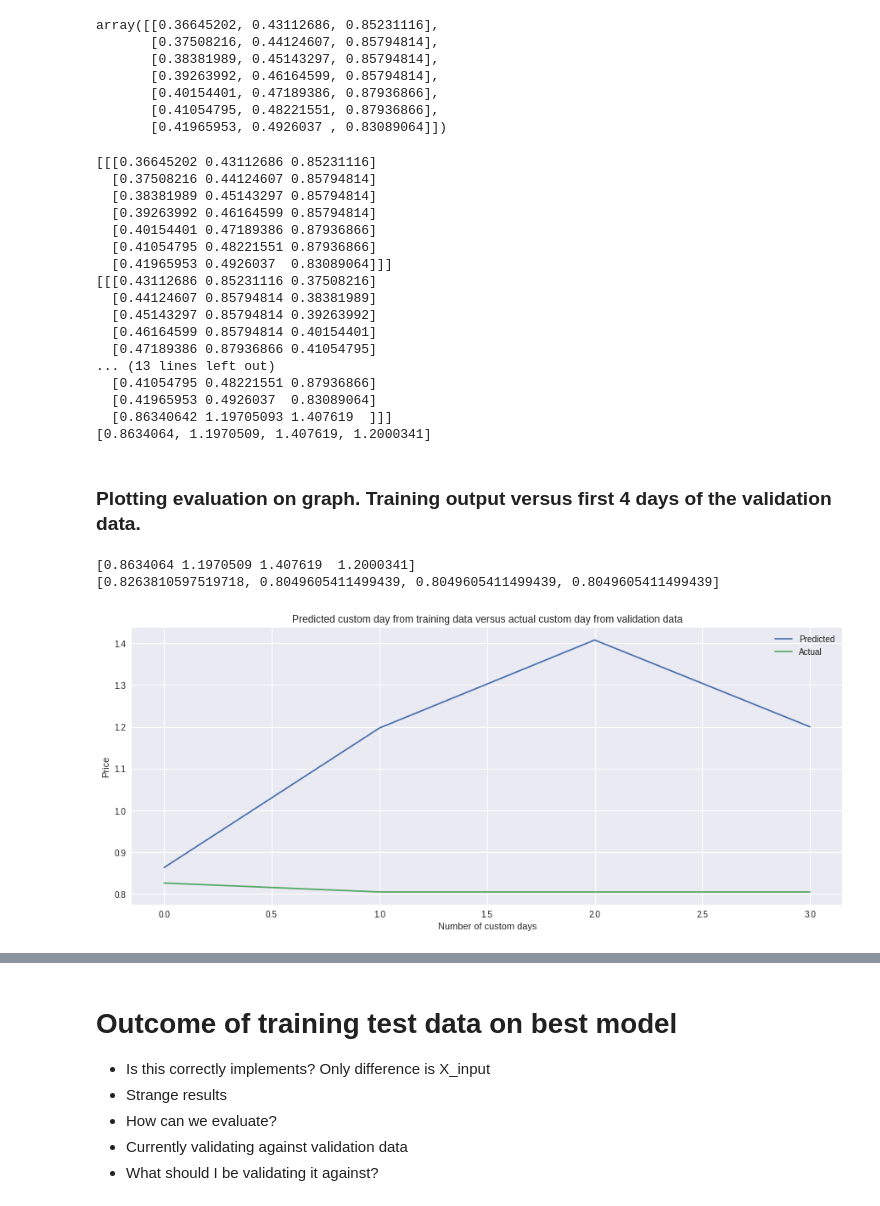
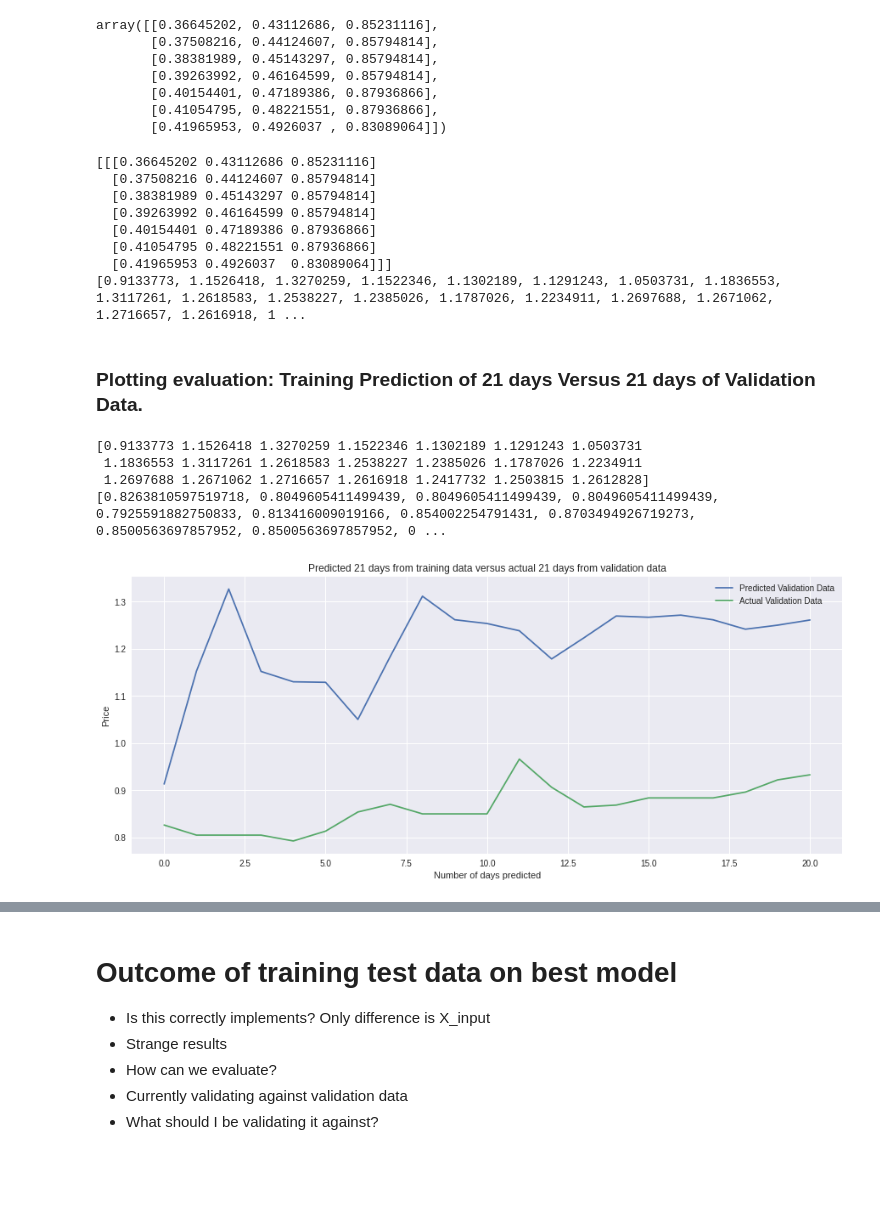
Before and after one commit to vivienneobrien/final_project, a Jupyter notebook: week_9/part_two_lstm_model/lstm_model_final.ipynb, the cells around one changed output, grey strips where cells are left out. Drawn from its saved outputs; the diff is of its cells as text; code cells hidden in the pictures; blank space fills up the shorter version.

Commit message:
fixing graphs and kl divergence errors

```diff
--- a/week_9/part_two_lstm_model/lstm_model_final.ipynb
+++ b/week_9/part_two_lstm_model/lstm_model_final.ipynb
@@ -459,12 +478,12 @@ def bestModel(neuron_list, optimizer_list, learning_rate_list, least_loss):
 *   Callbacks: Restores best weights that is going to give u best model
 *   Consider changing batch size: slower the batch_size better training, because small dataset
 # %%
-neuron_list = [15,30]
+neuron_list = [15,30,10]
 optimizer_list = ['adam', 'adamax']
 learning_rate_list = [3e-3,3e-4]
 least_loss_grid_search = 1
 
-best_grid_search_model = bestModel(neuron_list, optimizer_list, learning_rate_list, least_loss_grid_search)
+best_grid_search_model = bestModel(least_loss_grid_search, learning_rate_list, optimizer_list, neuron_list)
 print(best_grid_search_model)
 # %% [output]
 Epoch 1/100
@@ -496,7 +515,7 @@ from random import shuffle
 # %%
 # Shuffling neuron layers
 
-neuron_list = [15,30]
+neuron_list = [15,30,10]
 # Seed random number generator
 seed(len(neuron_list))
 # Prepare a sequence
@@ -510,7 +529,7 @@ print(neuron_sequence) # After Shuffle
 
 optimizer_list = ['adam', 'adamax']
 # Seed random number generator
-seed(len(hl_sequence))
+seed(len(neuron_sequence))
 # Prepare a sequence
 op_sequence = optimizer_list
 print(op_sequence) # Before Shuffle
@@ -522,7 +541,7 @@ print(op_sequence) # After Shuffle
 
 learning_rate_list = [3e-3,3e-4]
 # Seed random number generator
-seed(len(hl_sequence))
+seed(len(neuron_sequence))
 # Prepare a sequence
 lr_sequence = learning_rate_list
 print(lr_sequence) # Before Shuffle
@@ -532,7 +551,7 @@ print(lr_sequence) # After Shuffle
 
 # Assigning least_loss
 least_loss_random_search = 1
-best_random_grid_model = bestModel(neuron_sequence, op_sequence, lr_sequence, least_loss_random_search)
+best_random_grid_model = bestModel(least_loss_random_search, lr_sequence, op_sequence, neuron_sequence)
 print(best_random_grid_model)
 
 # random search = (0.0006903847679495811, 0.003, 'adam', 30)
@@ -577,6 +596,6 @@ adam
 # Best Model Prediction
 # %%
 best_param_model = lstm_model(best_learning_rate, best_neuron, best_optimizer)
-best_param_model.fit(X_train, Y_train, epochs=160,batch_size=10,verbose=1)
-loss = best_param_model.evaluate(X_test, Y_test) # all results from dictionary
+best_param_model.fit(X_train, Y_train, epochs=150,batch_size=10,verbose=1)
+loss = best_param_model.evaluate(X_test, Y_test)
 # %% [output]
@@ -763,7 +812,7 @@ array([[0.36645202, 0.43112686, 0.85231116],
 # Step 11. Once we have predicted the 4 days, we return the list of 4 day values.
 
 from numpy import array
-custom_day = 4
+custom_day = len(valset_data)
 lst_output=[]
 n_steps=7
 i=0
@@ -777,7 +826,7 @@ while(i<custom_day):
     # Correct input shape (1,7,3)
     X_input=X_input.reshape((1,n_steps,3))
     # Prediction of X_input
-    print(X_input)
+    # print(X_input)
     Y_hat = best_param_model.predict(X_input)
     # print(Y_hat)
     temp_input = np.append(temp_input, Y_hat)
@@ -803,46 +852,39 @@ print(lst_output)
   [0.40154401 0.47189386 0.87936866]
   [0.41054795 0.48221551 0.87936866]
   [0.41965953 0.4926037  0.83089064]]]
-[[[0.43112686 0.85231116 0.37508216]
-  [0.44124607 0.85794814 0.38381989]
-  [0.45143297 0.85794814 0.39263992]
-  [0.46164599 0.85794814 0.40154401]
-  [0.47189386 0.87936866 0.41054795]
-... (13 lines left out)
-  [0.41054795 0.48221551 0.87936866]
-  [0.41965953 0.4926037  0.83089064]
-  [0.86340642 1.19705093 1.407619  ]]]
-[0.8634064, 1.1970509, 1.407619, 1.2000341]
+[0.9133773, 1.1526418, 1.3270259, 1.1522346, 1.1302189, 1.1291243, 1.0503731, 1.1836553, 1.3117261, 1.2618583, 1.2538227, 1.2385026, 1.1787026, 1.2234911, 1.2697688, 1.2671062, 1.2716657, 1.2616918, 1 ...
-# %% [markdown]
-### Plotting evaluation on graph. Training output versus first 4 days of the validation data.
+# %% [markdown]
+### Plotting evaluation: Training Prediction of 21 days Versus 21 days of Validation Data.
 # %%
 # Custom day plotted
 day_new = custom_day-1
 
-# Predicted 4 days from training
+# Predicted 21 days from training
 # Plot and label
 # Transform back to original value before normalised
 custom_day_prediction = np.array(lst_output)
 print(custom_day_prediction)
-plt.plot(custom_day_prediction, label="Predicted")
+plt.plot(custom_day_prediction, label="Predicted Validation Data")
 # plt.plot(day_new, scaler.inverse_transform([custom_day_prediction]))
 
 # Actual 4 days from validation
 # Plot and label
 # Transform back to original value before normalised
 val_data = [item[2] for item in valset_data]
 custom_day_validation = val_data[:custom_day]
 print(custom_day_validation)
-plt.plot(custom_day_validation, label="Actual")
+plt.plot(custom_day_validation, label="Actual Validation Data")
 # plt.plot(day_new, scaler.inverse_transform([custom_day_validation]))
 
 # Information
-plt.title('Predicted custom day from training data versus actual custom day from validation data')
-plt.xlabel('Number of custom days')
+plt.title('Predicted 21 days from training data versus actual 21 days from validation data')
+plt.xlabel('Number of days predicted')
 plt.ylabel('Price')
 plt.legend()
 plt.show()
 # %% [output]
-[0.8634064 1.1970509 1.407619  1.2000341]
-[0.8263810597519718, 0.8049605411499439, 0.8049605411499439, 0.8049605411499439]
+[0.9133773 1.1526418 1.3270259 1.1522346 1.1302189 1.1291243 1.0503731
+ 1.1836553 1.3117261 1.2618583 1.2538227 1.2385026 1.1787026 1.2234911
+ 1.2697688 1.2671062 1.2716657 1.2616918 1.2417732 1.2503815 1.2612828]
+[0.8263810597519718, 0.8049605411499439, 0.8049605411499439, 0.8049605411499439, 0.7925591882750833, 0.813416009019166, 0.854002254791431, 0.8703494926719273, 0.8500563697857952, 0.8500563697857952, 0 ...
-[figure, old version]
+[figure, new version]
```
Also changed, not shown: parts of 26 cells of this notebook.
